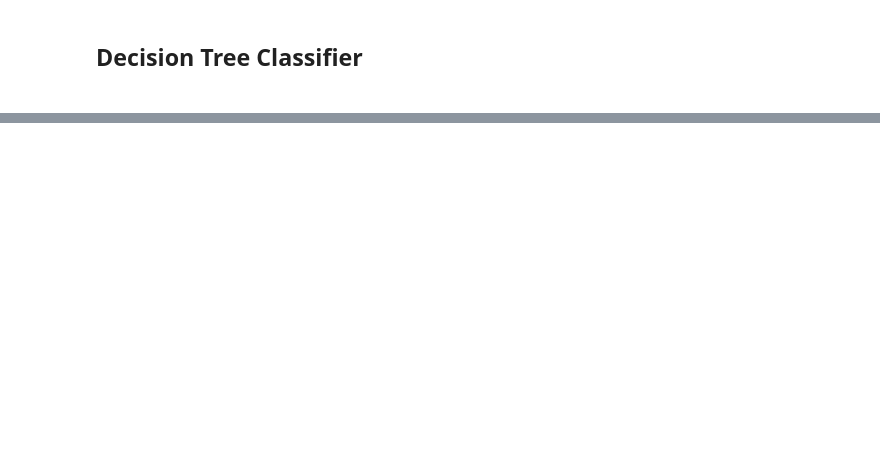
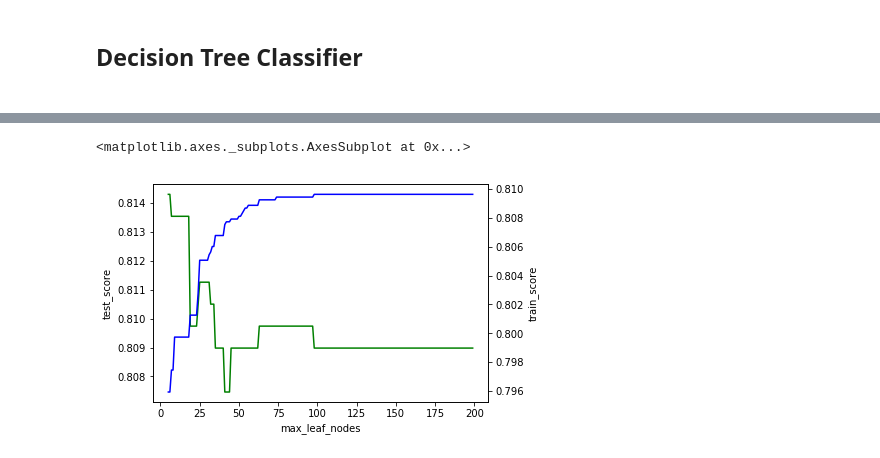
Before and after one commit to Taslim-M/The-Movies-Dataset, a Jupyter notebook: Applying Models.ipynb, the cells around one changed output, grey strips where cells are left out. Drawn from its saved outputs; the diff is of its cells as text; code cells hidden in the pictures; blank space fills up the shorter version.

```diff
--- a/Applying Models.ipynb
+++ b/Applying Models.ipynb
@@ -66,0 +95,30 @@ weighted avg       0.64      0.64      0.64      1314
+# %%
+from sklearn.metrics import f1_score
+
+#We want to change max_leaf_nodes for a range and find the best value (with the best min_samples_split param)
+
+test_score = []
+train_score = []
+max_leaf_nodes = []
+f1_scores = []
+
+for i in range(5,200):
+    clf = DecisionTreeClassifier(max_leaf_nodes = i,min_samples_split=118)
+    clf.fit(X_train, y_train)
+    test_score.append(clf.score (X_test, y_test))
+    train_score.append(clf.score (X_train, y_train))
+    max_leaf_nodes.append(i)
+    y_pred =clf.predict(X_test)
+    f1_scores.append(f1_score(y_test,y_pred,average='weighted'))
+
+df = pd.DataFrame(list(zip(max_leaf_nodes,test_score,train_score,f1_scores)),columns = ['max_leaf_nodes','test_score','train_score','f1_scores'])
+# %%
+
+sns.lineplot(x=df['max_leaf_nodes'],y=df['test_score'], color="g")
+ax2 = plt.twinx()
+sns.lineplot(x= df['max_leaf_nodes'],y=df['train_score'], color="b", ax=ax2, legend='brief')
+#Label for train_score is right
+#label for test_score (BLUE) is left
+# %% [output]
+<matplotlib.axes._subplots.AxesSubplot at 0x...>
+[figure, added]
```
Also changed, not shown: parts of 19 cells of this notebook, 3 other files.
